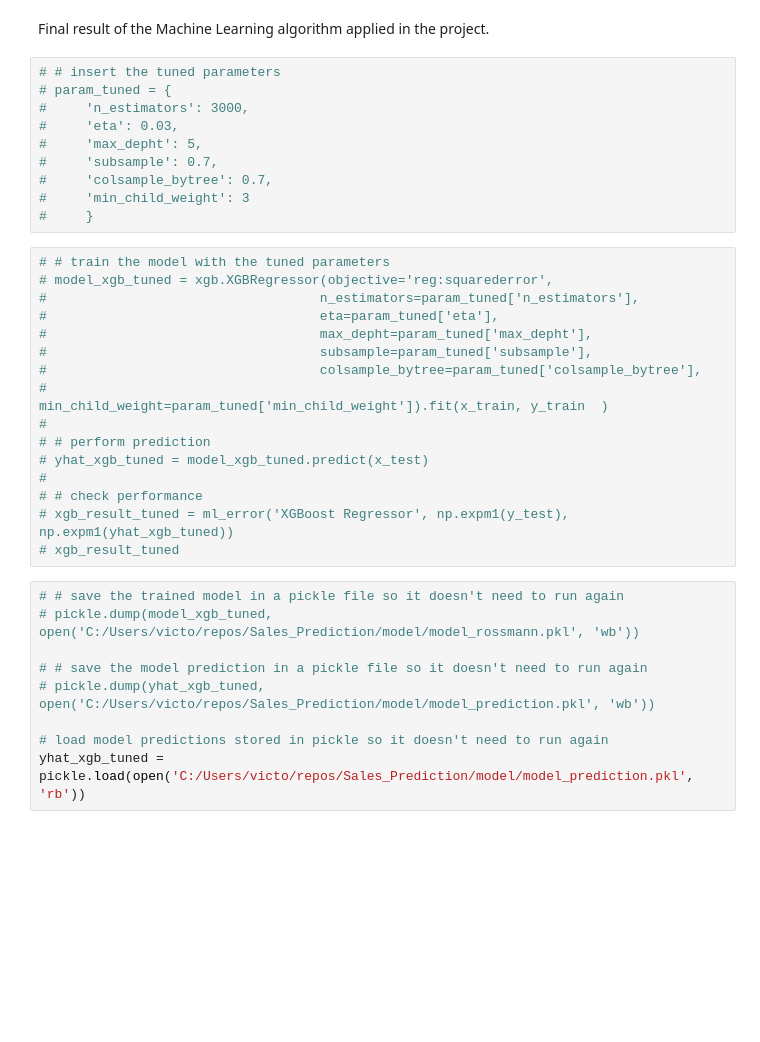
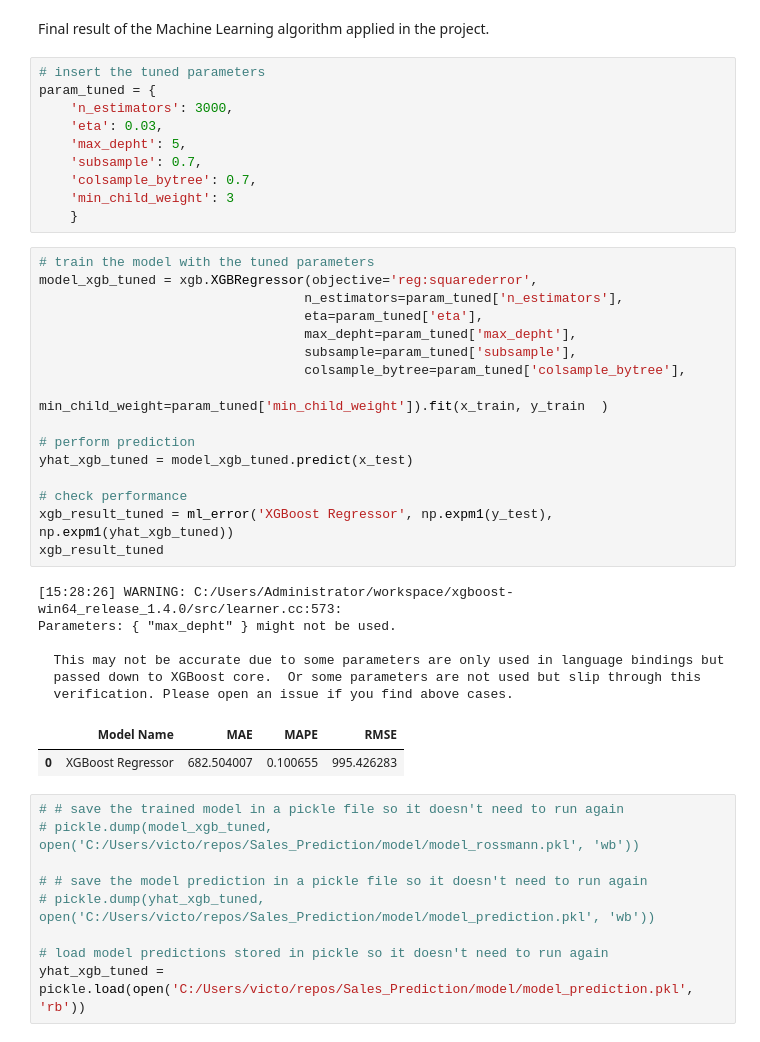
Before and after one commit to lbVictor/Sales_Prediction, a Jupyter notebook: notebooks/store_sales_prediction_cycle01.ipynb, the cells around one changed output. Cells and saved outputs as stored; diff of their text form; blank space fills up the shorter version.

```diff
--- a/notebooks/store_sales_prediction_cycle01.ipynb
+++ b/notebooks/store_sales_prediction_cycle01.ipynb
@@ -1660,31 +1668,40 @@ We have some techniques for choosing the best hyperparameters for the model, eac
 # %% [markdown]
 Final result of the Machine Learning algorithm applied in the project.
 # %%
-# # insert the tuned parameters
-# param_tuned = {
-#     'n_estimators': 3000,
-#     'eta': 0.03,
-#     'max_depht': 5,
-#     'subsample': 0.7,
-#     'colsample_bytree': 0.7,
-#     'min_child_weight': 3
-#     }
+# insert the tuned parameters
+param_tuned = {
+    'n_estimators': 3000,
+    'eta': 0.03,
+    'max_depht': 5,
+    'subsample': 0.7,
+    'colsample_bytree': 0.7,
+    'min_child_weight': 3
+    }
 # %%
-# # train the model with the tuned parameters
-# model_xgb_tuned = xgb.XGBRegressor(objective='reg:squarederror',
-#                                   n_estimators=param_tuned['n_estimators'],
-#                                   eta=param_tuned['eta'],
-#                                   max_depht=param_tuned['max_depht'],
-#                                   subsample=param_tuned['subsample'],
-#                                   colsample_bytree=param_tuned['colsample_bytree'],
-#                                   min_child_weight=param_tuned['min_child_weight']).fit(x_train, y_train  )
-#
-# # perform prediction
-# yhat_xgb_tuned = model_xgb_tuned.predict(x_test)
-#
-# # check performance
-# xgb_result_tuned = ml_error('XGBoost Regressor', np.expm1(y_test), np.expm1(yhat_xgb_tuned))
-# xgb_result_tuned
+# train the model with the tuned parameters
+model_xgb_tuned = xgb.XGBRegressor(objective='reg:squarederror',
+                                  n_estimators=param_tuned['n_estimators'],
+                                  eta=param_tuned['eta'],
+                                  max_depht=param_tuned['max_depht'],
+                                  subsample=param_tuned['subsample'],
+                                  colsample_bytree=param_tuned['colsample_bytree'],
+                                  min_child_weight=param_tuned['min_child_weight']).fit(x_train, y_train  )
+
+# perform prediction
+yhat_xgb_tuned = model_xgb_tuned.predict(x_test)
+
+# check performance
+xgb_result_tuned = ml_error('XGBoost Regressor', np.expm1(y_test), np.expm1(yhat_xgb_tuned))
+xgb_result_tuned
+# %% [output]
+[15:28:26] WARNING: C:/Users/Administrator/workspace/xgboost-win64_release_1.4.0/src/learner.cc:573:
+Parameters: { "max_depht" } might not be used.
+
+  This may not be accurate due to some parameters are only used in language bindings but
+  passed down to XGBoost core.  Or some parameters are not used but slip through this
+  verification. Please open an issue if you find above cases.
+|  | Model Name | MAE | MAPE | RMSE |
+| 0 | XGBoost Regressor | 682.504007 | 0.100655 | 995.426283 |
 # %%
 # # save the trained model in a pickle file so it doesn't need to run again
 # pickle.dump(model_xgb_tuned, open('C:/Users/victo/repos/Sales_Prediction/model/model_rossmann.pkl', 'wb'))
```
Also changed, not shown: parts of 12 cells of this notebook.
